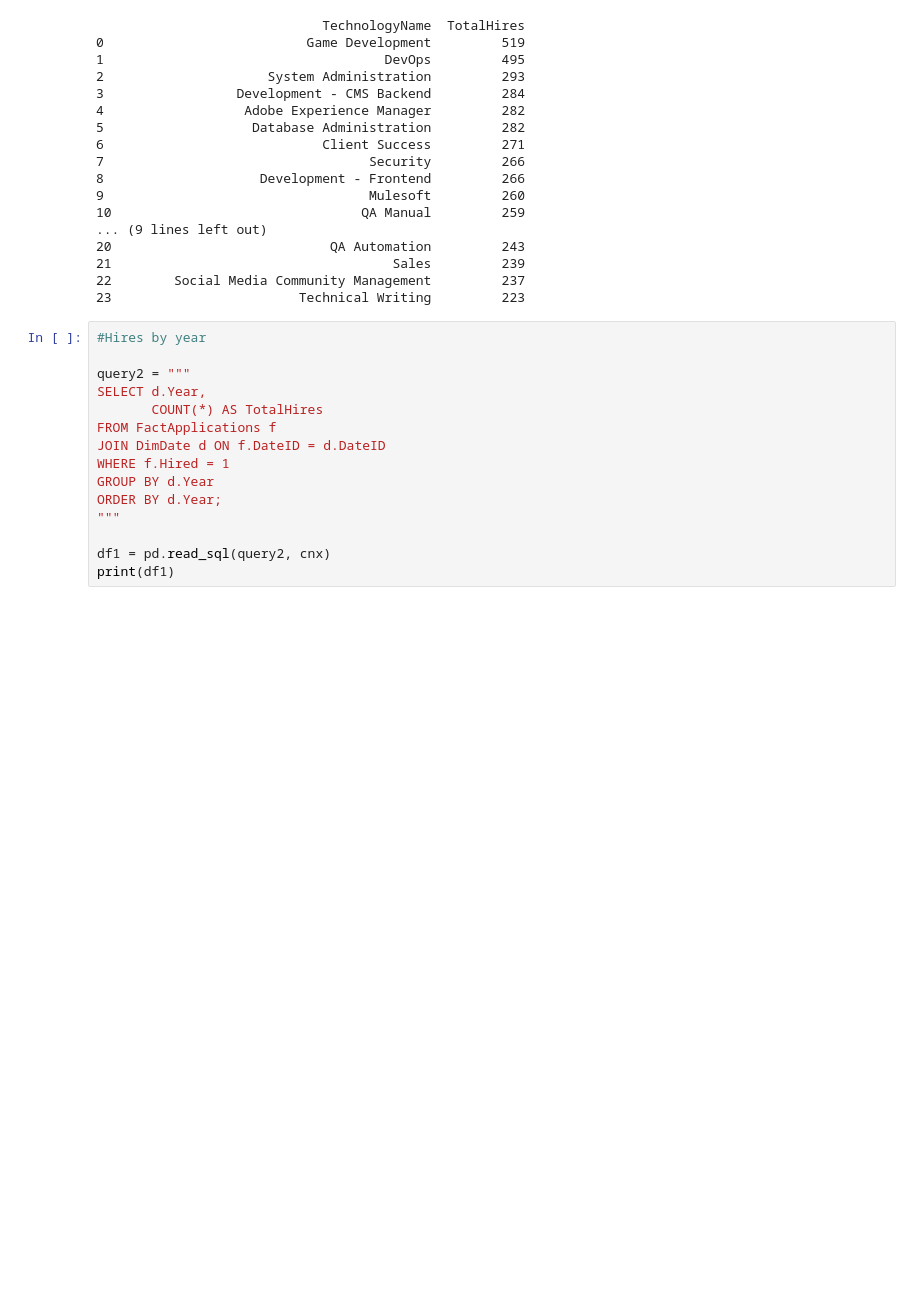
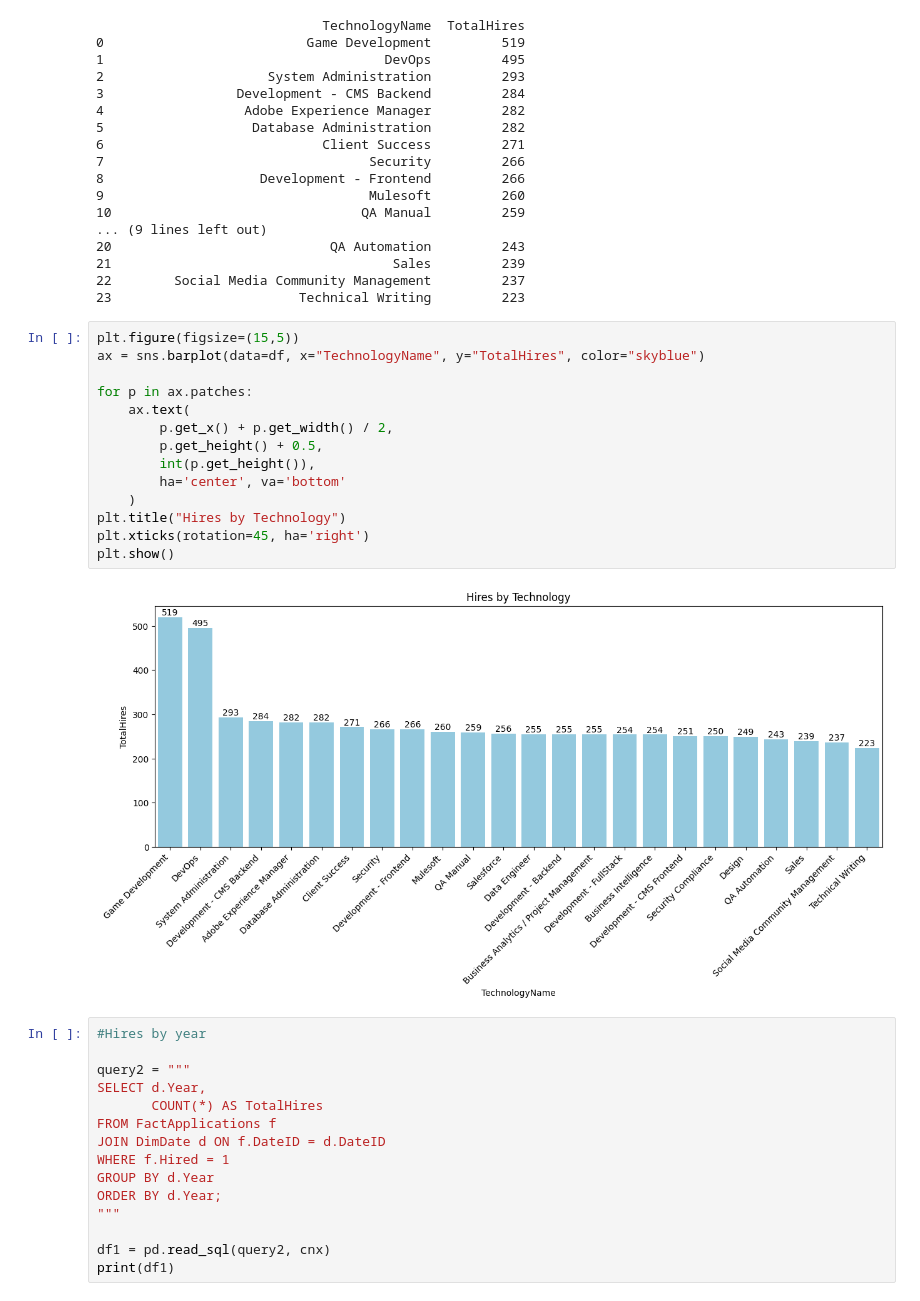
Before and after one commit to anniecorrea/workshop1_ETL, a Jupyter notebook: kpis.ipynb, the cells around one changed output. Drawn from its saved outputs; the diff is of its cells as text; blank space fills up the shorter version.

```diff
--- a/kpis.ipynb
+++ b/kpis.ipynb
@@ -40,6 +44,22 @@ print(df)
 21                                    Sales         239
 22        Social Media Community Management         237
 23                        Technical Writing         223
+# %%
+plt.figure(figsize=(15,5))
+ax = sns.barplot(data=df, x="TechnologyName", y="TotalHires", color="skyblue")
+
+for p in ax.patches:
+    ax.text(
+        p.get_x() + p.get_width() / 2,
+        p.get_height() + 0.5,
+        int(p.get_height()),
+        ha='center', va='bottom'
+    )
+plt.title("Hires by Technology")
+plt.xticks(rotation=45, ha='right')
+plt.show()
+# %% [output]
+[figure, added]
 # %%
 #Hires by year
 
```
Also changed, not shown: parts of 6 cells of this notebook, 2 other files.
